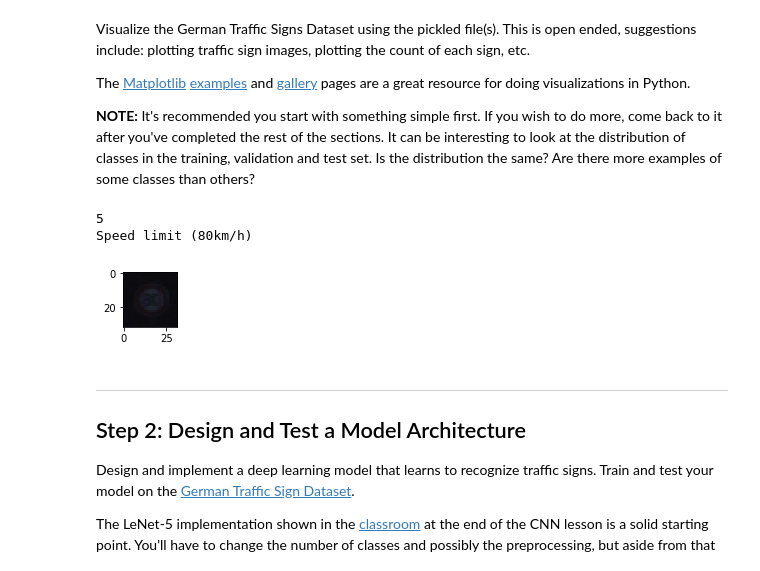
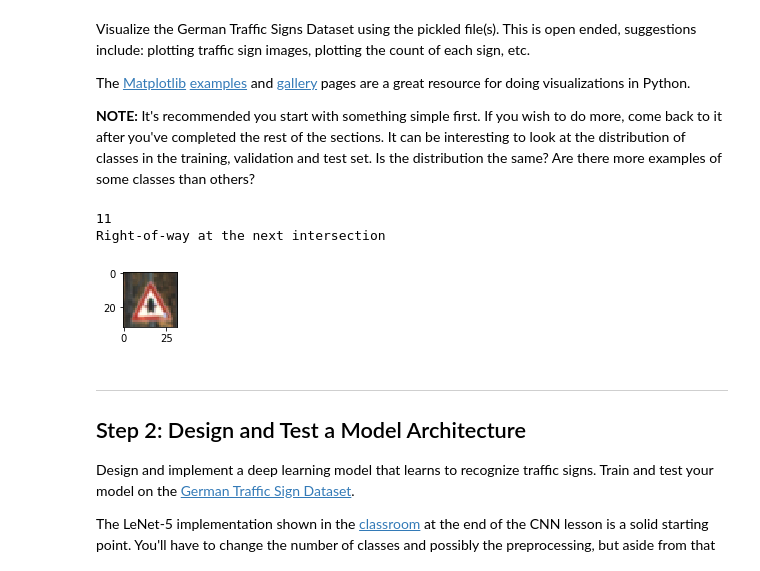
Before and after one commit to kambliketan/Self_Driving_Car_Traffic_Sign_Classifier, a Jupyter notebook: Traffic_Sign_Classifier.ipynb, the cells around one changed output. Cells and saved outputs as stored; diff of their text form; code cells hidden in the pictures.

```diff
--- a/Traffic_Sign_Classifier.ipynb
+++ b/Traffic_Sign_Classifier.ipynb
@@ -110,32 +110,33 @@ The [Matplotlib](http://matplotlib.org/) [examples](http://matplotlib.org/exampl
 # %%
 ### Data exploration visualization code goes here.
 ### Feel free to use as many code cells as needed.
 import matplotlib.pyplot as plt
 import random
 import csv
 
 label_strings = []
 csvFile = open('signnames.csv')
 reader = csv.reader(csvFile)
 for row in reader:
     label_strings.append(row[1])
 
 label_strings.remove('SignName')
 
 # Visualizations will be shown in the notebook.
 %matplotlib inline
 
-index = random.randint(0, len(X_train))
+index = 8888
+#random.randint(0, len(X_train))
 img = X_train[index]
 plt.figure(figsize=(1,1))
 plt.imshow(img)
 
 print(y_train[index])
 print(label_strings[y_train[index]])
 # %% [output]
-5
-Speed limit (80km/h)
+11
+Right-of-way at the next intersection
-[figure, old version]
+[figure, new version]
 # %% [markdown]
 ----
 
```
Also changed, not shown: parts of 15 cells of this notebook.
